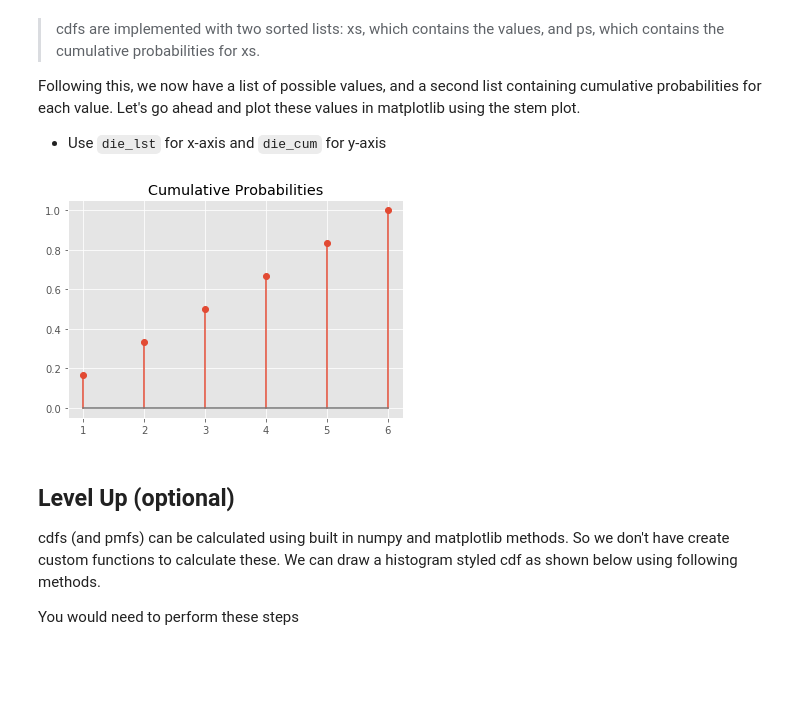
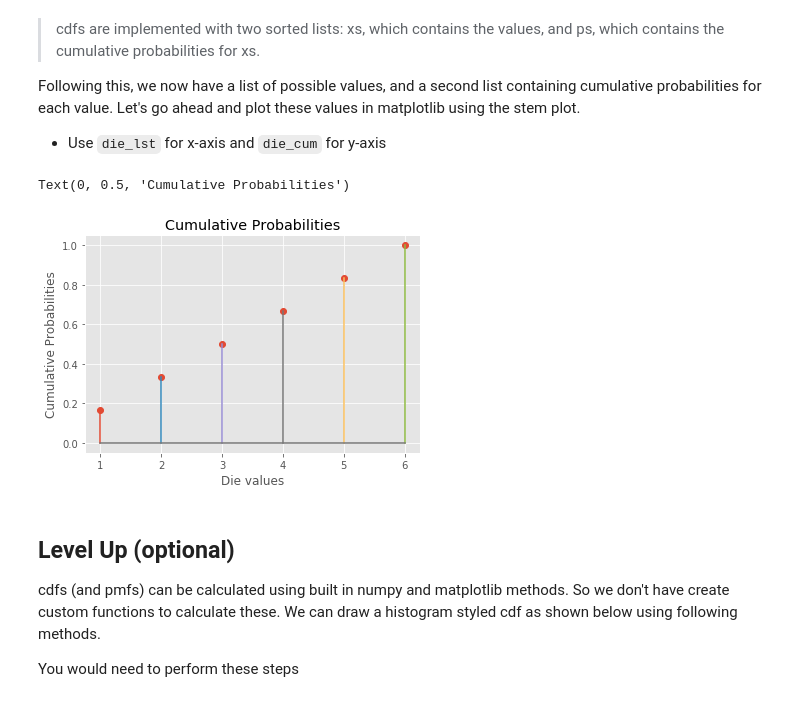
Before and after one commit to Ran-Tokman/dsc-0-09-09-distributions-cdf-lab-nyc-ds-career-031119, a Jupyter notebook: index.ipynb, the cells around one changed output. Saved outputs shown, nothing was run; the diff lists cells and outputs as text; code cells hidden in the pictures; blank space fills up the shorter version.

```diff
--- a/index.ipynb
+++ b/index.ipynb
@@ -69,12 +69,15 @@ Following this, we now have a list of possible values, and a second list contain
 # %%
 import matplotlib.pyplot as plt
 %matplotlib inline
 plt.style.use('ggplot')
 
-plt.stem(die_lst, die_cum);
-plt.title ("Cumulative Probabilities");
+plt.stem(die_lst, die_cum,'-');
+plt.title ("Cumulative Probabilities")
+plt.xlabel('Die values')
+plt.ylabel('Cumulative Probabilities')
 # %% [output]
+Text(0, 0.5, 'Cumulative Probabilities')
-[figure, old version]
+[figure, new version]
 # %% [markdown]
 ## Level Up (optional)
 
```
